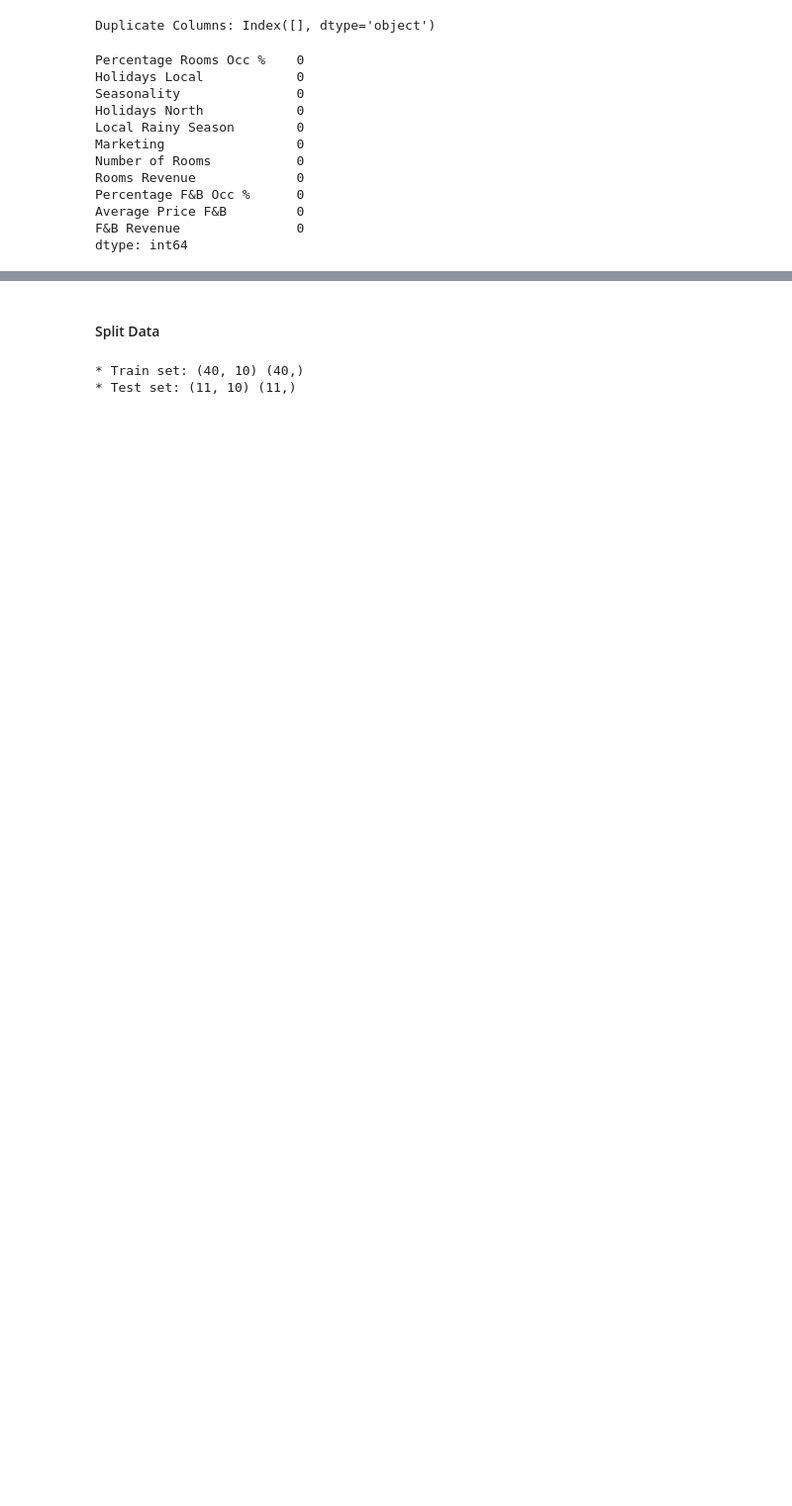
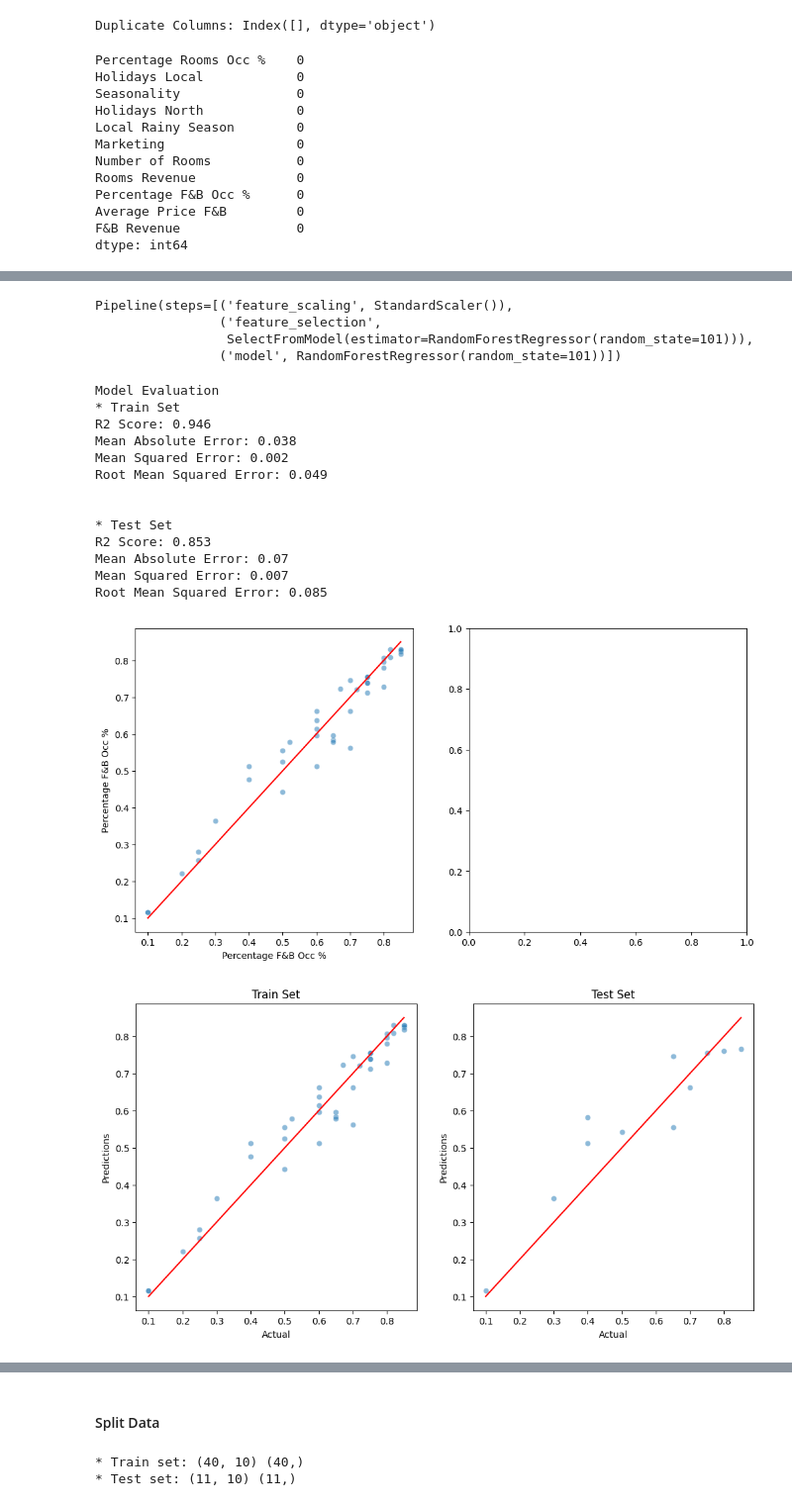
Before and after one commit to Danpr1984/hotelbudget, a Jupyter notebook: predictive_models/2.f&b_revenue.ipynb, the cells around one changed output, grey strips where cells are left out. Shown at 99% size. Cells and saved outputs as stored; diff of their text form; code cells hidden in the pictures; blank space fills up the shorter version.

Commit message:
added variables to models and adjusted streamilit accordingly

```diff
--- a/predictive_models/2.f&b_revenue.ipynb
+++ b/predictive_models/2.f&b_revenue.ipynb
@@ -130,0 +166,69 @@ dtype: int64
+# %%
+pipeline_1 = pipeline_random_forest_reg()
+pipeline_1.fit(X_train_1, y_train_1)
+# %% [output]
+Pipeline(steps=[('feature_scaling', StandardScaler()),
+                ('feature_selection',
+                 SelectFromModel(estimator=RandomForestRegressor(random_state=101))),
+                ('model', RandomForestRegressor(random_state=101))])
+# %%
+from sklearn.metrics import r2_score, mean_squared_error, mean_absolute_error
+
+def regression_performance(X_train, y_train, X_test, y_test, pipeline):
+    print("Model Evaluation")
+    print("* Train Set")
+    regression_evaluation(X_train, y_train, pipeline)
+    print("* Test Set")
+    regression_evaluation(X_test, y_test, pipeline)
+
+def regression_evaluation(X, y, pipeline):
+    prediction = pipeline.predict(X)
+    print('R2 Score:', r2_score(y, prediction).round(3))
+    print('Mean Absolute Error:', mean_absolute_error(y, prediction).round(3))
+    print('Mean Squared Error:', mean_squared_error(y, prediction).round(3))
+    print('Root Mean Squared Error:', np.sqrt(mean_squared_error(y, prediction)).round(3))
+    print("\n")
+
+def regression_evaluation_plots(X_train, y_train, X_test, y_test, pipeline, alpha_scatter=0.5):
+    pred_train = pipeline.predict(X_train)
+    pred_test = pipeline.predict(X_test)
+
+    fig, axes = plt.subplots(nrows=1, ncols=2, figsize=(12, 6))
+
+    sns.scatterplot(x=y_train, y=pred_train, alpha=alpha_scatter, ax=axes[0])
+    sns.lineplot(x=y_train, y=y_train, color='red', ax=axes[0])
+
+    fig, axes = plt.subplots(nrows=1, ncols=2, figsize=(12, 6))
+
+    sns.scatterplot(x=y_train, y=pred_train, alpha=alpha_scatter, ax=axes[0])
+    sns.lineplot(x=y_train, y=y_train, color='red', ax=axes[0])
+    axes[0].set_xlabel("Actual")
+    axes[0].set_ylabel("Predictions")
+    axes[0].set_title("Train Set")
+
+    sns.scatterplot(x=y_test, y=pred_test, alpha=alpha_scatter, ax=axes[1])
+    sns.lineplot(x=y_test, y=y_test, color='red', ax=axes[1])
+    axes[1].set_xlabel("Actual")
+    axes[1].set_ylabel("Predictions")
+    axes[1].set_title("Test Set")
+
+    plt.show()
+# %%
+regression_performance(X_train_1, y_train_1, X_test_1, y_test_1, pipeline_1)
+regression_evaluation_plots(X_train_1, y_train_1, X_test_1, y_test_1, pipeline_1, alpha_scatter=0.5)
+# %% [output]
+Model Evaluation
+* Train Set
+R2 Score: 0.946
+Mean Absolute Error: 0.038
+Mean Squared Error: 0.002
+Root Mean Squared Error: 0.049
+
+
+* Test Set
+R2 Score: 0.853
+Mean Absolute Error: 0.07
+Mean Squared Error: 0.007
+Root Mean Squared Error: 0.085
+[figure, added]
+[figure, added]
```
Also changed, not shown: parts of 26 cells of this notebook, 6 other files.
